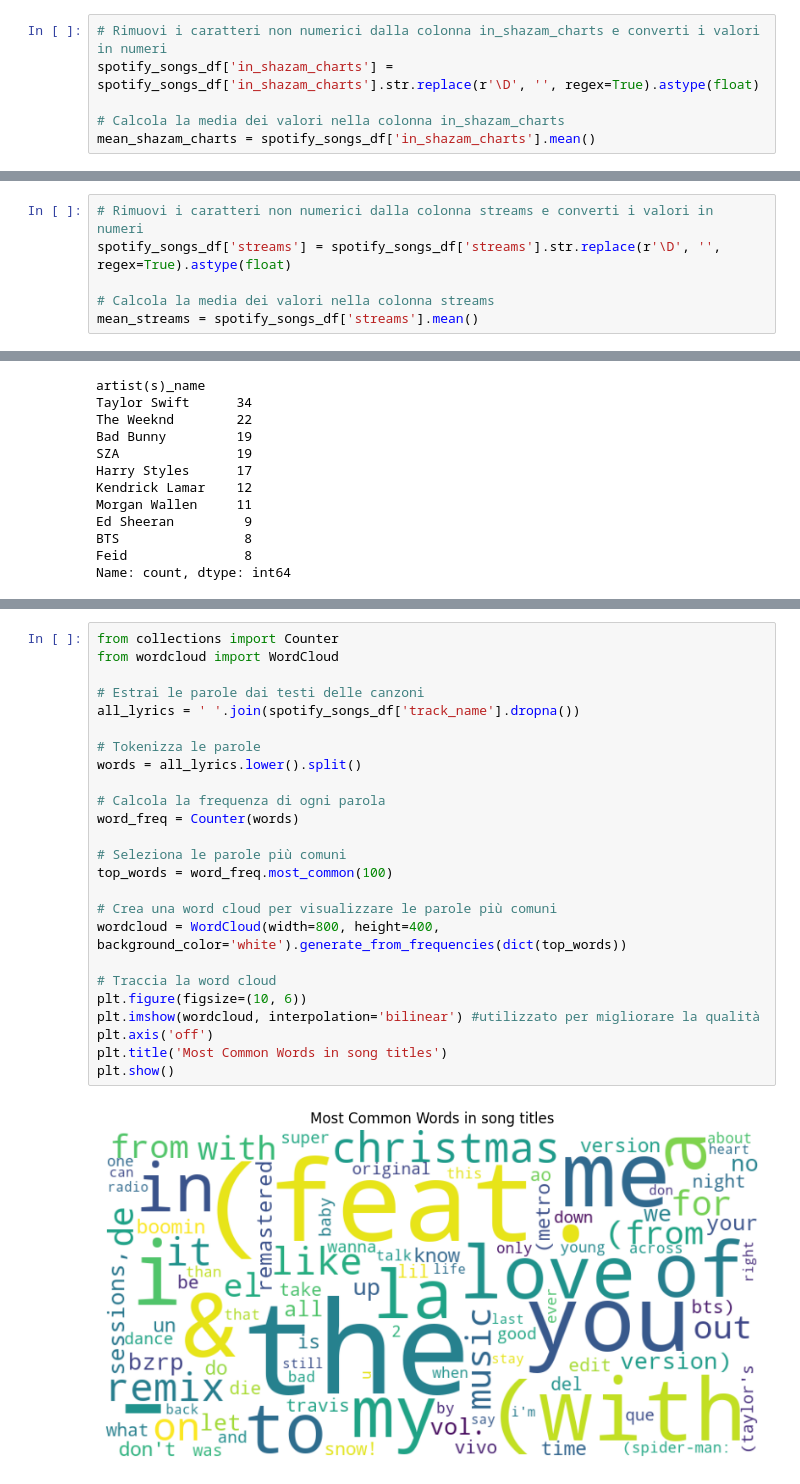
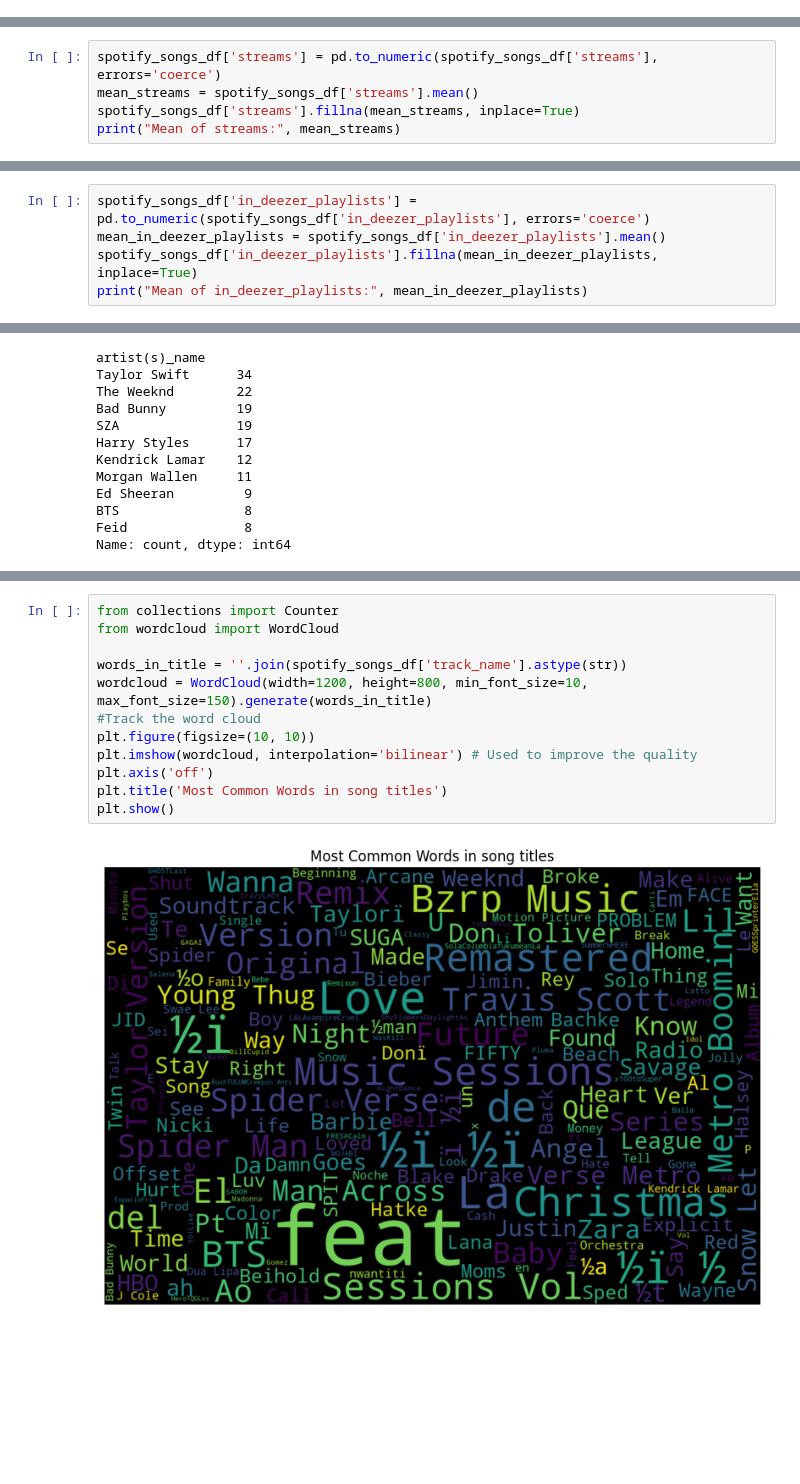
Before and after one commit to IsabellaPodavini/top_spotify_songs_2023, a Jupyter notebook: project.ipynb, the cells around one changed output, grey strips where cells are left out. Cells and saved outputs as stored; diff of their text form; blank space fills up the shorter version.

Commit message:
make improvements

```diff
--- a/project.ipynb
+++ b/project.ipynb
@@ -208,9 +210,3 @@ speechiness_%           0
 dtype: int64
 # %% [markdown]
 I removed the null components by replacing them with the mode value
-# %%
-# Rimuovi i caratteri non numerici dalla colonna in_shazam_charts e converti i valori in numeri
-spotify_songs_df['in_shazam_charts'] = spotify_songs_df['in_shazam_charts'].str.replace(r'\D', '', regex=True).astype(float)
-
-# Calcola la media dei valori nella colonna in_shazam_charts
-mean_shazam_charts = spotify_songs_df['in_shazam_charts'].mean()
@@ -233,9 +235,3 @@ spotify_songs_df['streams']
 951    133895612
 952     96007391
 Name: streams, Length: 953, dtype: object
-# %%
-# Rimuovi i caratteri non numerici dalla colonna streams e converti i valori in numeri
-spotify_songs_df['streams'] = spotify_songs_df['streams'].str.replace(r'\D', '', regex=True).astype(float)
-
-# Calcola la media dei valori nella colonna streams
-mean_streams = spotify_songs_df['streams'].mean()
@@ -245,0 +238,5 @@ spotify_songs_df['streams'].mean()
+# %%
+spotify_songs_df['streams'] = pd.to_numeric(spotify_songs_df['streams'], errors='coerce')
+mean_streams = spotify_songs_df['streams'].mean()
+spotify_songs_df['streams'].fillna(mean_streams, inplace=True)
+print("Mean of streams:", mean_streams)
@@ -245,0 +245,5 @@ spotify_songs_df['streams'].mean()
+# %%
+spotify_songs_df['in_deezer_playlists'] = pd.to_numeric(spotify_songs_df['in_deezer_playlists'], errors='coerce')
+mean_in_deezer_playlists = spotify_songs_df['in_deezer_playlists'].mean()
+spotify_songs_df['in_deezer_playlists'].fillna(mean_in_deezer_playlists, inplace=True)
+print("Mean of in_deezer_playlists:", mean_in_deezer_playlists)
@@ -590,27 +667,14 @@ plt.show()
 # %%
 from collections import Counter
 from wordcloud import WordCloud
 
-# Estrai le parole dai testi delle canzoni
-all_lyrics = ' '.join(spotify_songs_df['track_name'].dropna())
-
-# Tokenizza le parole
-words = all_lyrics.lower().split()
-
-# Calcola la frequenza di ogni parola
-word_freq = Counter(words)
-
-# Seleziona le parole più comuni
-top_words = word_freq.most_common(100)
-
-# Crea una word cloud per visualizzare le parole più comuni
-wordcloud = WordCloud(width=800, height=400, background_color='white').generate_from_frequencies(dict(top_words))
-
-# Traccia la word cloud
-plt.figure(figsize=(10, 6))
-plt.imshow(wordcloud, interpolation='bilinear') #utilizzato per migliorare la qualità
+words_in_title = ''.join(spotify_songs_df['track_name'].astype(str))
+wordcloud = WordCloud(width=1200, height=800, min_font_size=10, max_font_size=150).generate(words_in_title)
+#Track the word cloud
+plt.figure(figsize=(10, 10))
+plt.imshow(wordcloud, interpolation='bilinear') # Used to improve the quality
 plt.axis('off')
 plt.title('Most Common Words in song titles')
 plt.show()
 # %% [output]
-[figure, old version]
+[figure, new version]
```
Also changed, not shown: parts of 72 cells of this notebook, 1 other file.
